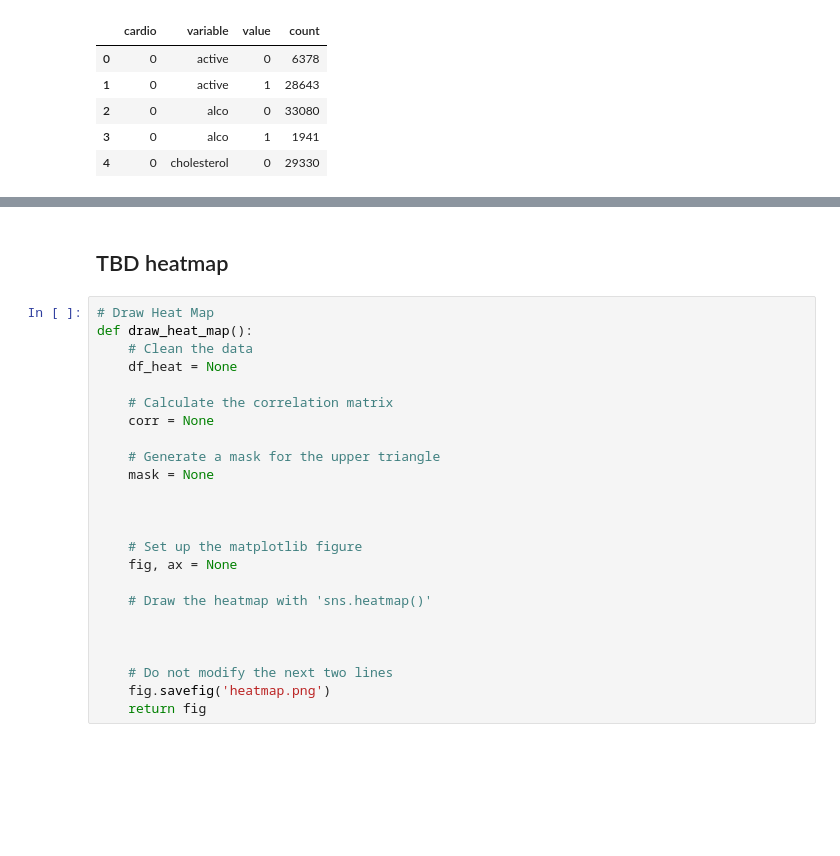
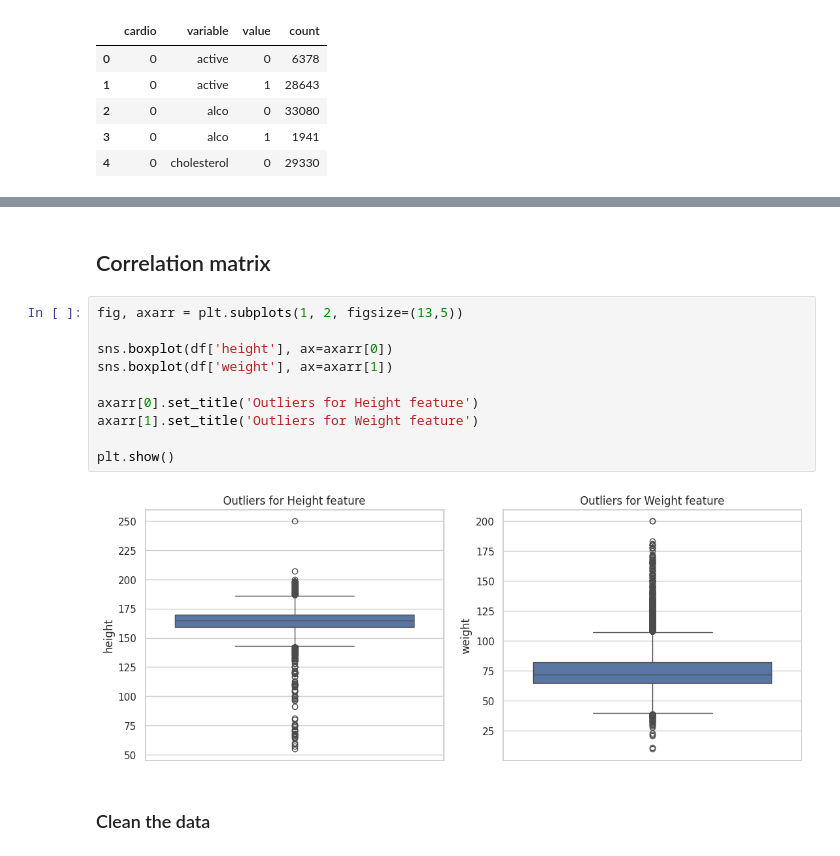
Before and after one commit to kanovotn/freecodecamp-projects, a Jupyter notebook: medical_data_visualizer.ipynb, the cells around one changed output, grey strips where cells are left out. Cells and saved outputs as stored; diff of their text form; blank space fills up the shorter version.

```diff
--- a/medical_data_visualizer.ipynb
+++ b/medical_data_visualizer.ipynb
@@ -74,26 +75,16 @@ plt.savefig('catplot.png')
-# %% [markdown]
-## TBD heatmap
-# %%
-# Draw Heat Map
-def draw_heat_map():
-    # Clean the data
-    df_heat = None
-
-    # Calculate the correlation matrix
-    corr = None
-
-    # Generate a mask for the upper triangle
-    mask = None
-
-
-
-    # Set up the matplotlib figure
-    fig, ax = None
-
-    # Draw the heatmap with 'sns.heatmap()'
-
-
-
-    # Do not modify the next two lines
-    fig.savefig('heatmap.png')
-    return fig
+# %% [markdown]
+## Correlation matrix
+# %%
+fig, axarr = plt.subplots(1, 2, figsize=(13,5))
+
+sns.boxplot(df['height'], ax=axarr[0])
+sns.boxplot(df['weight'], ax=axarr[1])
+
+axarr[0].set_title('Outliers for Height feature')
+axarr[1].set_title('Outliers for Weight feature')
+
+plt.show()
+# %% [output]
+[figure, added]
+# %% [markdown]
+### Clean the data
```
Also changed, not shown: parts of 5 cells of this notebook.
